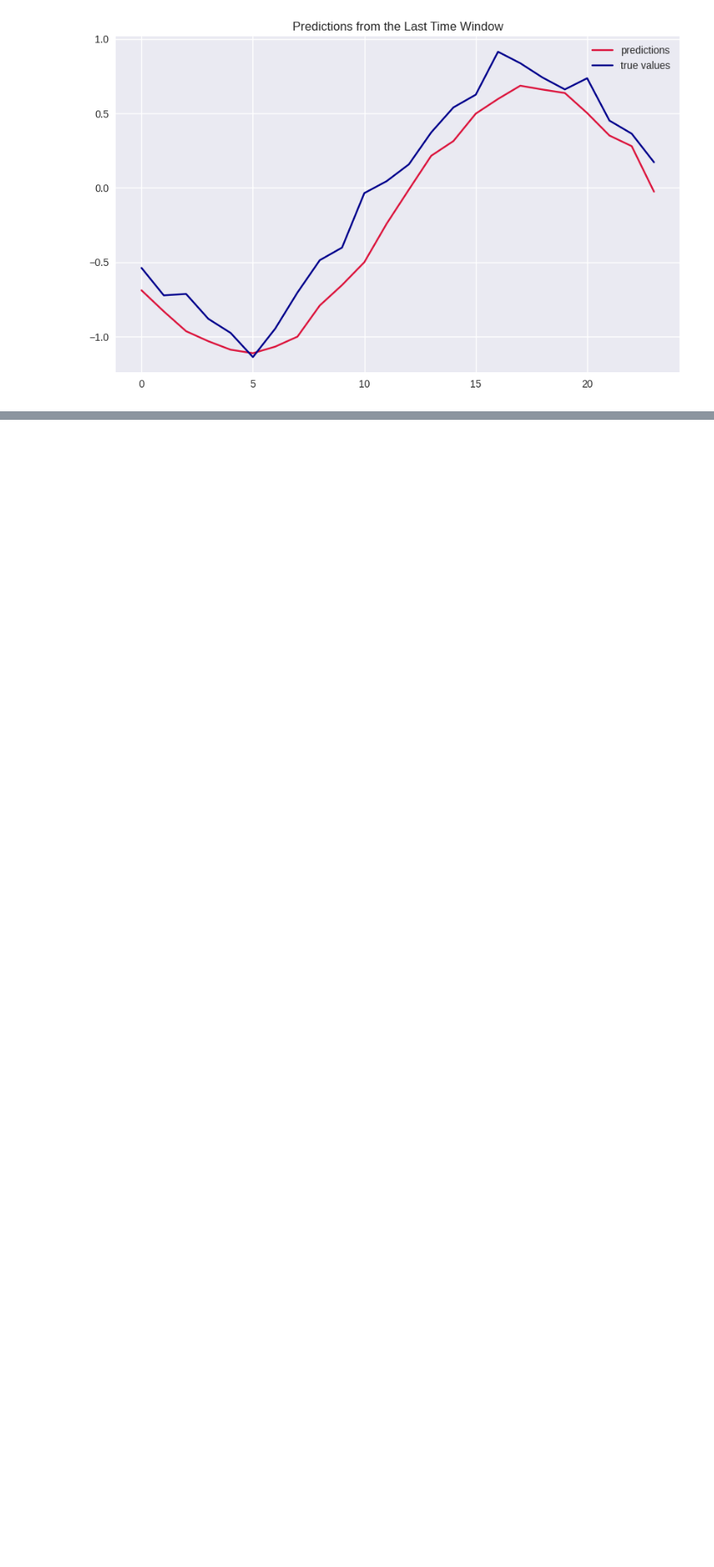
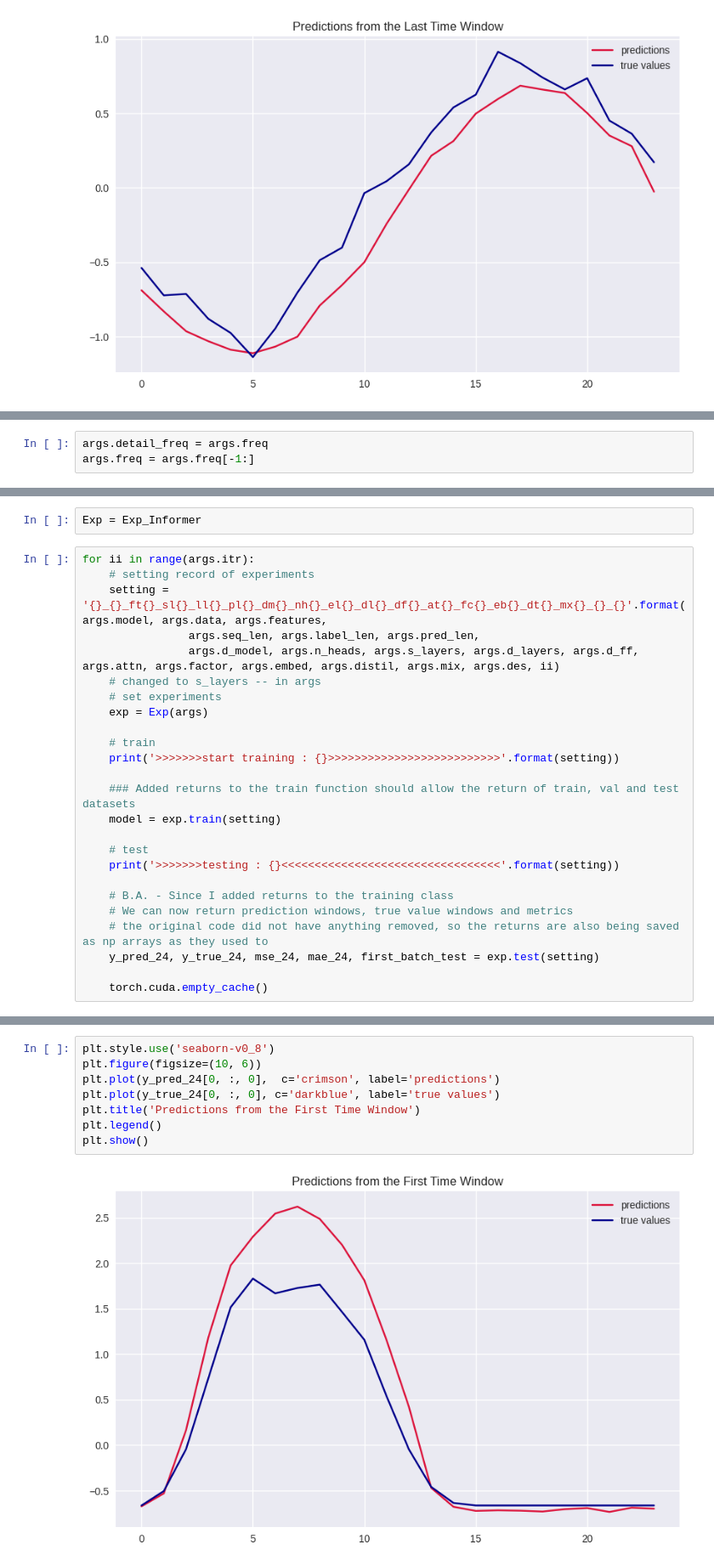
Before and after one commit to anasashb/TransformersEnergyTS, a Jupyter notebook: informer_small_demo.ipynb, the cells around one changed output, grey strips where cells are left out. Shown at 85% size. Saved outputs shown, nothing was run; the diff lists cells and outputs as text; blank space fills up the shorter version.

Commit message:
Added wind data forecasting

```diff
--- a/informer_small_demo.ipynb
+++ b/informer_small_demo.ipynb
@@ -468,0 +542,3 @@ plt.show()
+# %%
+args.detail_freq = args.freq
+args.freq = args.freq[-1:]
@@ -468,0 +551,27 @@ plt.show()
+# %%
+Exp = Exp_Informer
+# %%
+for ii in range(args.itr):
+    # setting record of experiments
+    setting = '{}_{}_ft{}_sl{}_ll{}_pl{}_dm{}_nh{}_el{}_dl{}_df{}_at{}_fc{}_eb{}_dt{}_mx{}_{}_{}'.format(args.model, args.data, args.features,
+                args.seq_len, args.label_len, args.pred_len,
+                args.d_model, args.n_heads, args.s_layers, args.d_layers, args.d_ff, args.attn, args.factor, args.embed, args.distil, args.mix, args.des, ii)
+    # changed to s_layers -- in args
+    # set experiments
+    exp = Exp(args)
+
+    # train
+    print('>>>>>>>start training : {}>>>>>>>>>>>>>>>>>>>>>>>>>>'.format(setting))
+
+    ### Added returns to the train function should allow the return of train, val and test datasets
+    model = exp.train(setting)
+
+    # test
+    print('>>>>>>>testing : {}<<<<<<<<<<<<<<<<<<<<<<<<<<<<<<<<<'.format(setting))
+
+    # B.A. - Since I added returns to the training class
+    # We can now return prediction windows, true value windows and metrics
+    # the original code did not have anything removed, so the returns are also being saved as np arrays as they used to
+    y_pred_24, y_true_24, mse_24, mae_24, first_batch_test = exp.test(setting)
+
+    torch.cuda.empty_cache()
@@ -468,0 +633,10 @@ plt.show()
+# %%
+plt.style.use('seaborn-v0_8')
+plt.figure(figsize=(10, 6))
+plt.plot(y_pred_24[0, :, 0],  c='crimson', label='predictions')
+plt.plot(y_true_24[0, :, 0], c='darkblue', label='true values')
+plt.title('Predictions from the First Time Window')
+plt.legend()
+plt.show()
+# %% [output]
+[figure, added]
```
Also changed, not shown: parts of 22 cells of this notebook.
